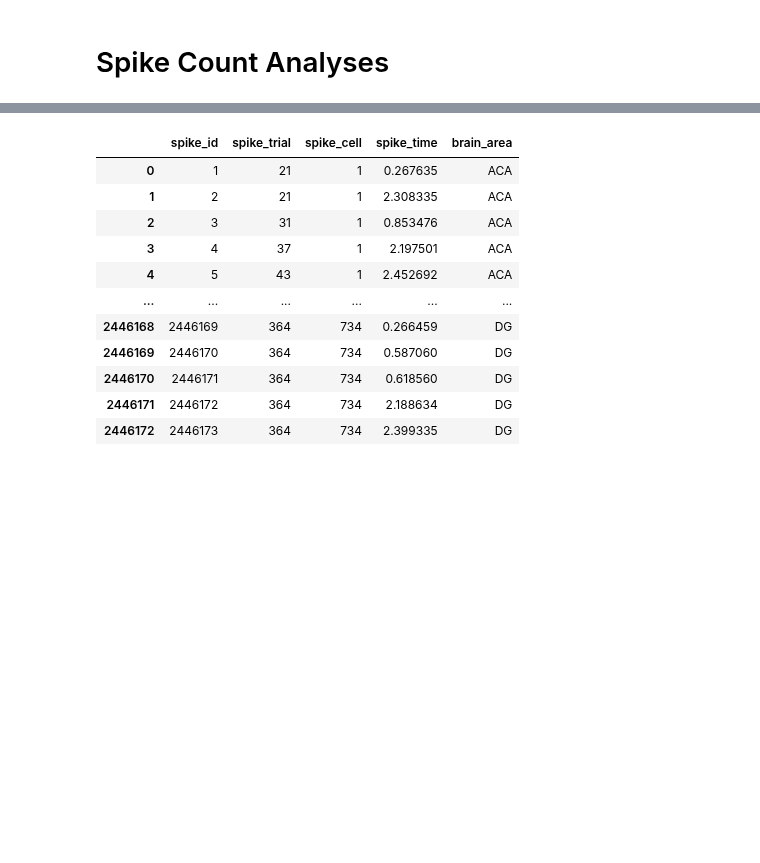
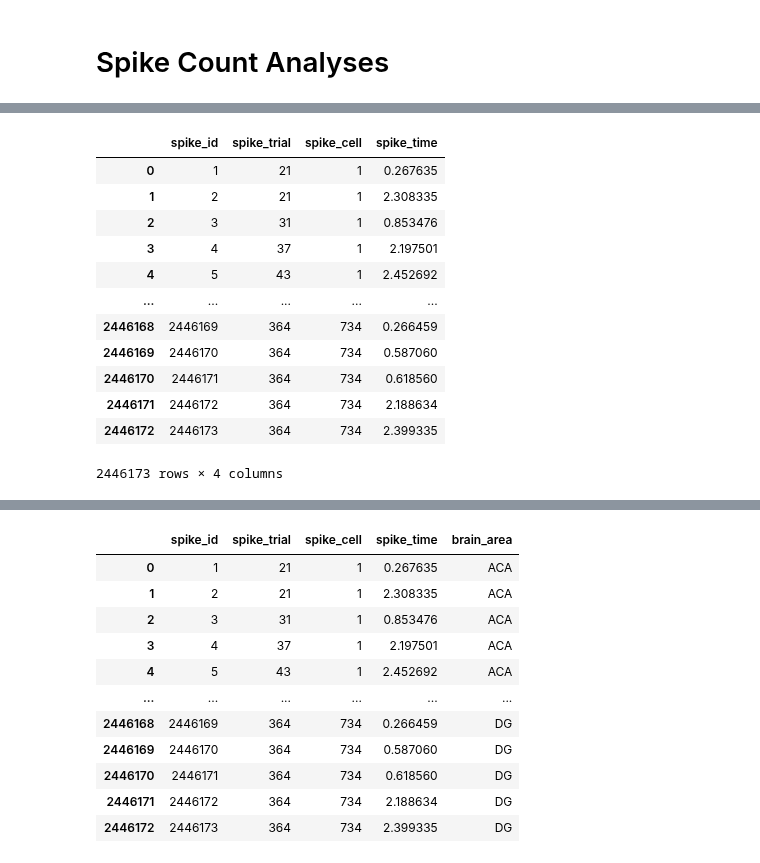
Before and after one commit to ibehave-ibots/iBOTS-Tools, a Jupyter notebook: workshops/python-workshop-1/exercises/mo/2.spike_count.ipynb, the cells around one changed output, grey strips where cells are left out. Cells and saved outputs as stored; diff of their text form; code cells hidden in the pictures; blank space fills up the shorter version.

```diff
--- a/workshops/python-workshop-1/exercises/mo/2.spike_count.ipynb
+++ b/workshops/python-workshop-1/exercises/mo/2.spike_count.ipynb
@@ -9,0 +19,20 @@ from scipy.signal import convolve
+# %%
+dset = xr.load_dataset("../../data/steinmetz_2016-12-14_Cori.nc")
+
+cols = ['spike_trial', 'spike_cell', 'spike_time']
+spike_time_df = dset[cols].to_dataframe().reset_index()
+spike_time_df
+# %% [output]
+|  | spike_id | spike_trial | spike_cell | spike_time |
+| 0 | 1 | 21 | 1 | 0.267635 |
+| 1 | 2 | 21 | 1 | 2.308335 |
+| 2 | 3 | 31 | 1 | 0.853476 |
+| 3 | 4 | 37 | 1 | 2.197501 |
+| 4 | 5 | 43 | 1 | 2.452692 |
+| ... | ... | ... | ... | ... |
+| 2446168 | 2446169 | 364 | 734 | 0.266459 |
+| 2446169 | 2446170 | 364 | 734 | 0.587060 |
+| 2446170 | 2446171 | 364 | 734 | 0.618560 |
+| 2446171 | 2446172 | 364 | 734 | 2.188634 |
+| 2446172 | 2446173 | 364 | 734 | 2.399335 |
+2446173 rows × 4 columns
```
Also changed, not shown: parts of 17 cells of this notebook.
